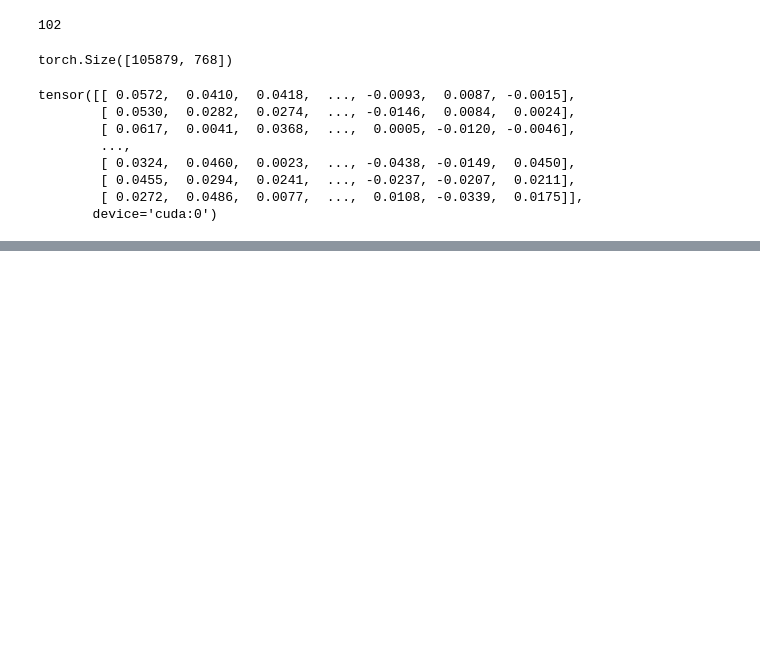
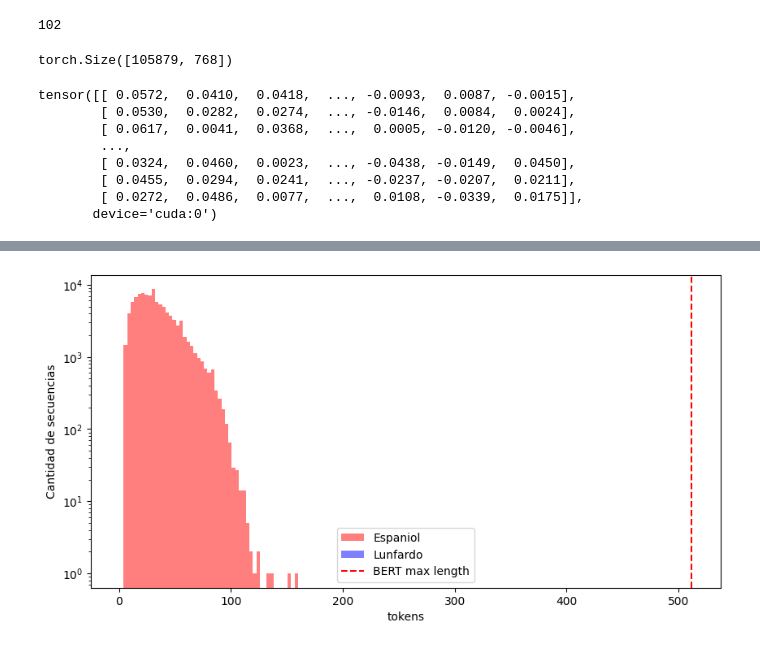
Before and after one commit to aaronbernal28/lunfardo-translator, a Jupyter notebook: codebase/noteboooks/explotation.ipynb, the cells around one changed output, grey strips where cells are left out. Cells and saved outputs as stored; diff of their text form; code cells hidden in the pictures; blank space fills up the shorter version.

```diff
--- a/codebase/noteboooks/explotation.ipynb
+++ b/codebase/noteboooks/explotation.ipynb
@@ -163,0 +271,4 @@ tensor([[ 0.0572,  0.0410,  0.0418,  ..., -0.0093,  0.0087, -0.0015],
+# %%
+len_words = data['spanish'].apply(lambda txt: len(txt.split(' ')))
+data_filtered = data[(len_words >= 2) & (len_words <= 512/8)]
+data_filtered
@@ -163,0 +289,5 @@ tensor([[ 0.0572,  0.0410,  0.0418,  ..., -0.0093,  0.0087, -0.0015],
+# %%
+from sklearn.model_selection import train_test_split
+
+_, data_sampled = train_test_split(data_filtered, test_size=100000, random_state=28)
+data_sampled
@@ -163,0 +308,4 @@ tensor([[ 0.0572,  0.0410,  0.0418,  ..., -0.0093,  0.0087, -0.0015],
+# %%
+plot_token_count(data_sampled['spanish'], pd.Series([]), log=True)
+# %% [output]
+[figure, added]
```
Also changed, not shown: parts of 16 cells of this notebook, 8 other files.
